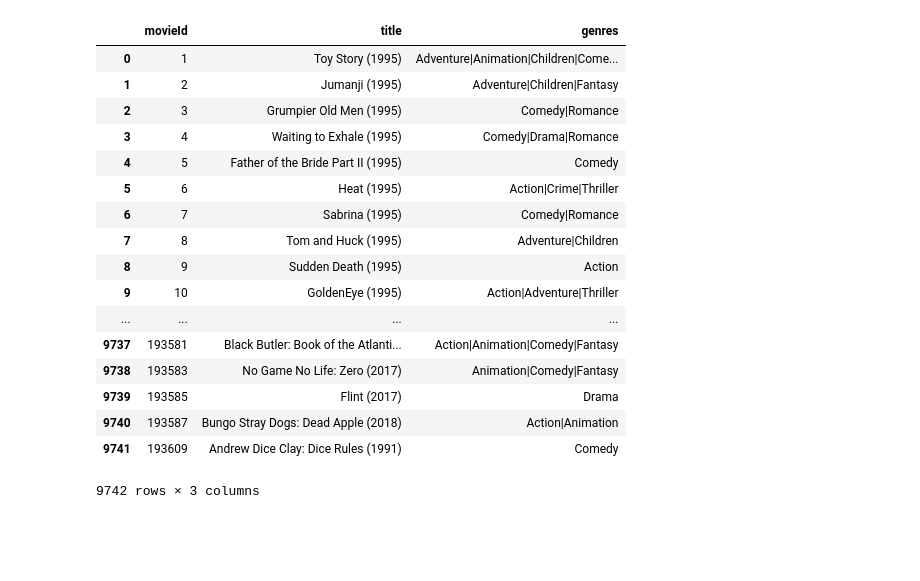
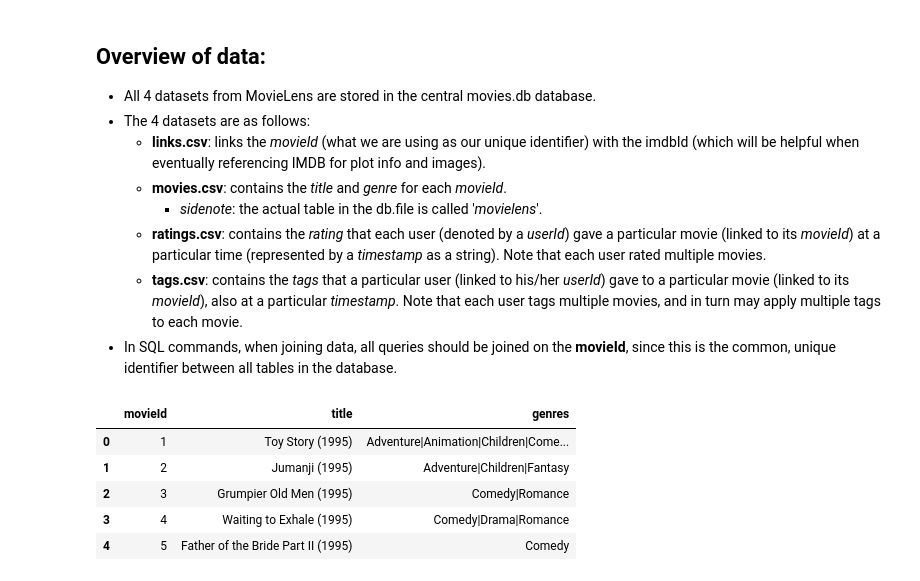
Before and after one commit to pawlodkowski/Movie_Recommender, a Jupyter notebook: SQL testing.ipynb, the cells around one changed output. Saved outputs shown, nothing was run; the diff lists cells and outputs as text; code cells hidden in the pictures; blank space fills up the shorter version.

Commit message:
added overview of data + initial dataframe query

```diff
--- a/SQL testing.ipynb
+++ b/SQL testing.ipynb
@@ -1,3 +1,13 @@
+# %% [markdown]
+## Overview of data:
+- All 4 datasets from MovieLens are stored in the central movies.db database.
+- The 4 datasets are as follows:
+    - **links.csv**: links the *movieId* (what we are using as our unique identifier) with the imdbId (which will be helpful when eventually referencing IMDB for plot info and images).
+    - **movies.csv**: contains the *title* and *genre* for each *movieId*.
+        - *sidenote*: the actual table in the db.file is called '*movielens*'.
+    - **ratings.csv**: contains the *rating* that each user (denoted by a *userId*) gave a particular movie (linked to its *movieId*) at a particular time (represented by a *timestamp* as a string). Note that each user rated multiple movies.
+    - **tags.csv**: contains the *tags* that a particular user (linked to his/her *userId*) gave to a particular movie (linked to its *movieId*), also at a particular *timestamp*. Note that each user tags multiple movies, and in turn may apply multiple tags to each movie.
+- In SQL commands, when joining data, all queries should be joined on the **movieId**, since this is the common, unique identifier between all tables in the database.
 # %%
 import pandas as pd
 import sqlite3
@@ -8,23 +18,11 @@ query = '''SELECT * FROM movielens
         '''
 # %%
 df_out = pd.read_sql(query, db)
-df_out
+df_out.head()
 # %% [output]
 |  | movieId | title | genres |
 | 0 | 1 | Toy Story (1995) | Adventure|Animation|Children|Come... |
 | 1 | 2 | Jumanji (1995) | Adventure|Children|Fantasy |
 | 2 | 3 | Grumpier Old Men (1995) | Comedy|Romance |
 | 3 | 4 | Waiting to Exhale (1995) | Comedy|Drama|Romance |
 | 4 | 5 | Father of the Bride Part II (1995) | Comedy |
-| 5 | 6 | Heat (1995) | Action|Crime|Thriller |
-| 6 | 7 | Sabrina (1995) | Comedy|Romance |
-| 7 | 8 | Tom and Huck (1995) | Adventure|Children |
-| 8 | 9 | Sudden Death (1995) | Action |
-| 9 | 10 | GoldenEye (1995) | Action|Adventure|Thriller |
-| ... | ... | ... | ... |
-| 9737 | 193581 | Black Butler: Book of the Atlanti... | Action|Animation|Comedy|Fantasy |
-| 9738 | 193583 | No Game No Life: Zero (2017) | Animation|Comedy|Fantasy |
-| 9739 | 193585 | Flint (2017) | Drama |
-| 9740 | 193587 | Bungo Stray Dogs: Dead Apple (2018) | Action|Animation |
-| 9741 | 193609 | Andrew Dice Clay: Dice Rules (1991) | Comedy |
-9742 rows × 3 columns
```
Also changed, not shown: parts of 1 cell of this notebook.
